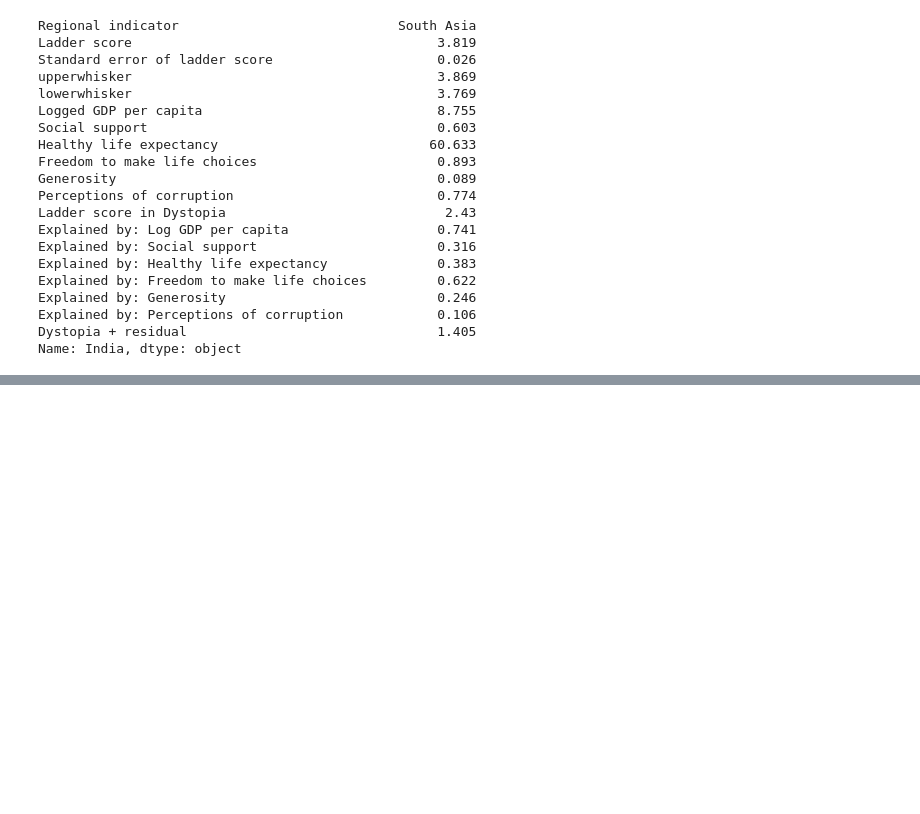
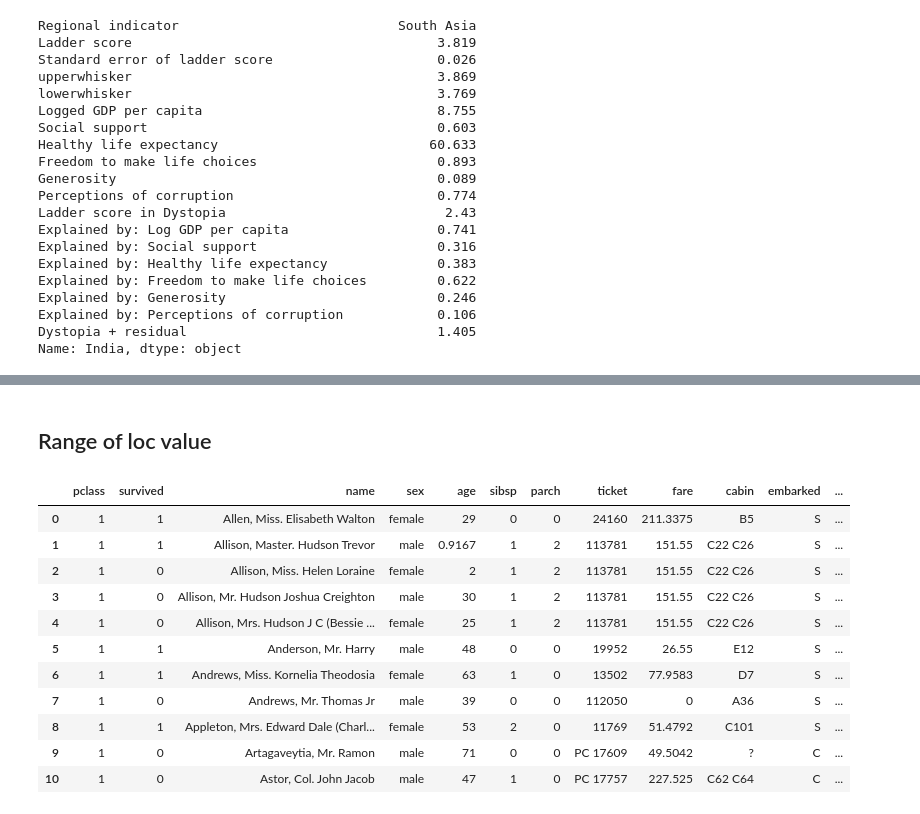
Before and after one commit to mageshyt/Machine-Learning-2023, a Jupyter notebook: Data Analysis & Visualization/04_Indexes_and_Sorting.ipynb, the cells around one changed output, grey strips where cells are left out. Saved outputs shown, nothing was run; the diff lists cells and outputs as text; code cells hidden in the pictures; blank space fills up the shorter version.

```diff
--- a/Data Analysis & Visualization/04_Indexes_and_Sorting.ipynb
+++ b/Data Analysis & Visualization/04_Indexes_and_Sorting.ipynb
@@ -261,0 +281,17 @@ Name: India, dtype: object
+# %% [markdown]
+## Range of loc value
+# %%
+titanic.loc[0:10]
+# %% [output]
+|  | pclass | survived | name | sex | age | sibsp | parch | ticket | fare | cabin | embarked | ... |
+| 0 | 1 | 1 | Allen, Miss. Elisabeth Walton | female | 29 | 0 | 0 | 24160 | 211.3375 | B5 | S | ... |
+| 1 | 1 | 1 | Allison, Master. Hudson Trevor | male | 0.9167 | 1 | 2 | 113781 | 151.55 | C22 C26 | S | ... |
+| 2 | 1 | 0 | Allison, Miss. Helen Loraine | female | 2 | 1 | 2 | 113781 | 151.55 | C22 C26 | S | ... |
+| 3 | 1 | 0 | Allison, Mr. Hudson Joshua Creighton | male | 30 | 1 | 2 | 113781 | 151.55 | C22 C26 | S | ... |
+| 4 | 1 | 0 | Allison, Mrs. Hudson J C (Bessie ... | female | 25 | 1 | 2 | 113781 | 151.55 | C22 C26 | S | ... |
+| 5 | 1 | 1 | Anderson, Mr. Harry | male | 48 | 0 | 0 | 19952 | 26.55 | E12 | S | ... |
+| 6 | 1 | 1 | Andrews, Miss. Kornelia Theodosia | female | 63 | 1 | 0 | 13502 | 77.9583 | D7 | S | ... |
+| 7 | 1 | 0 | Andrews, Mr. Thomas Jr | male | 39 | 0 | 0 | 112050 | 0 | A36 | S | ... |
+| 8 | 1 | 1 | Appleton, Mrs. Edward Dale (Charl... | female | 53 | 2 | 0 | 11769 | 51.4792 | C101 | S | ... |
+| 9 | 1 | 0 | Artagaveytia, Mr. Ramon | male | 71 | 0 | 0 | PC 17609 | 49.5042 | ? | C | ... |
+| 10 | 1 | 0 | Astor, Col. John Jacob | male | 47 | 1 | 0 | PC 17757 | 227.525 | C62 C64 | C | ... |
```
Also changed, not shown: parts of 9 cells of this notebook, 1 other file.
